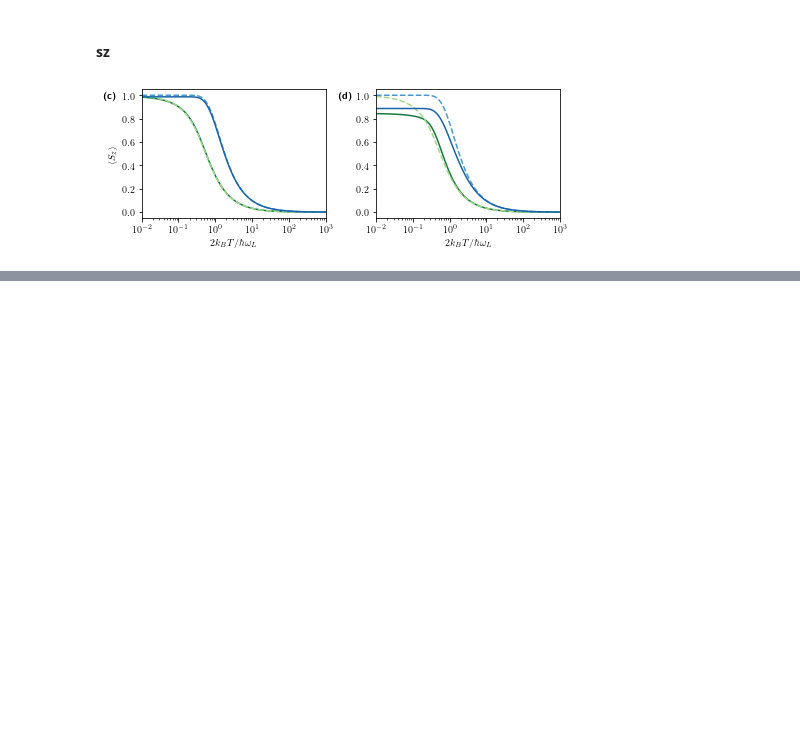
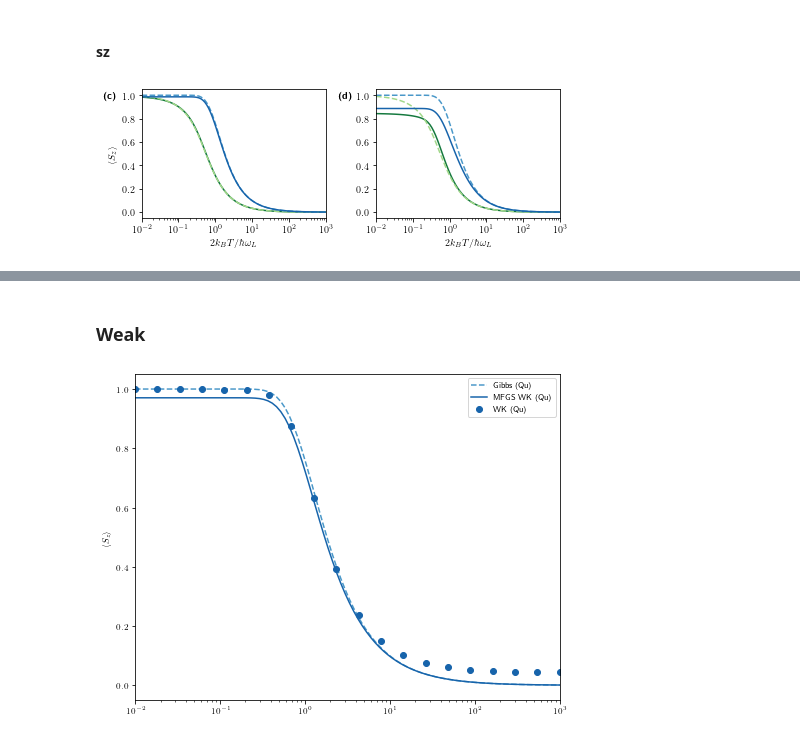
Before and after one commit to quantum-exeter/QuantumSpinDynamics, a Jupyter notebook: plot/plotStatics.ipynb, the cells around one changed output, grey strips where cells are left out. Saved outputs shown, nothing was run; the diff lists cells and outputs as text; code cells hidden in the pictures; blank space fills up the shorter version.

Commit message:
Weak coupling curves added.

```diff
--- a/plot/plotStatics.ipynb
+++ b/plot/plotStatics.ipynb
@@ -130,6 +130,9 @@ data1D_pi4_prmb_cl = np.array(pd.read_csv(r'C://Users//crh222//ClassicalSpinMFGS
 
 data3D_prmb = np.array(pd.read_csv(r'..//paper_data//qu_MFGS_3D_prmb_5.csv'))
 data3D_prmb_cl = np.array(pd.read_csv(r'C://Users//crh222//ClassicalSpinMFGS//paper_data//cl_MFGS_3D_prmb.csv'))
+
+data3D_wk = np.array(pd.read_csv(r'C://Users/crh222/Data/3DProj/Quantum/Statics/WK.csv'))
+data3D_MFGS_wk = np.array(pd.read_csv(r'C://Users/crh222/Data/3DProj/Quantum/Statics/MFGS_3D_prmWK_5.csv'))
 # %% [markdown]
 #### sx ####
 # %%
@@ -285,0 +289,25 @@ plt.savefig("C://Users//crh222//Dropbox//PhD//1. 3D Project//Graphs//Paper//sz_T
+# %% [markdown]
+### Weak
+# %%
+fig, ax = plt.subplots(1, 1, figsize=(6.7, 5))  #size in inches
+
+bcmap = plt.get_cmap('Blues')
+ocmap = plt.get_cmap('YlGn')
+
+ax.set_ylabel("$\langle S_z \\rangle$")
+ax.set_xlim(1.0e-2, 1.0e3)
+
+##### Data ######
+
+# #### prmb ####
+
+# ## Quantum ##
+ax.semilogx(dataG[:,0], dataG[:,3], color=bcmap(0.6), linestyle="--", label="Gibbs (Qu)") # Gibbs
+ax.semilogx(data3D_MFGS_wk[:,0], data3D_MFGS_wk[:,3], color=bcmap(0.8), label="MFGS WK (Qu)") # MFGS
+ax.semilogx(data3D_wk[:,0], data3D_wk[:,1], 'o', color=bcmap(0.8), label="WK (Qu)") # MFGS
+
+ax.legend(ncol=1)
+
+fig.tight_layout(w_pad=0.8)
+# %% [output]
+[figure, added]
```
Also changed, not shown: parts of 1 cell of this notebook.
